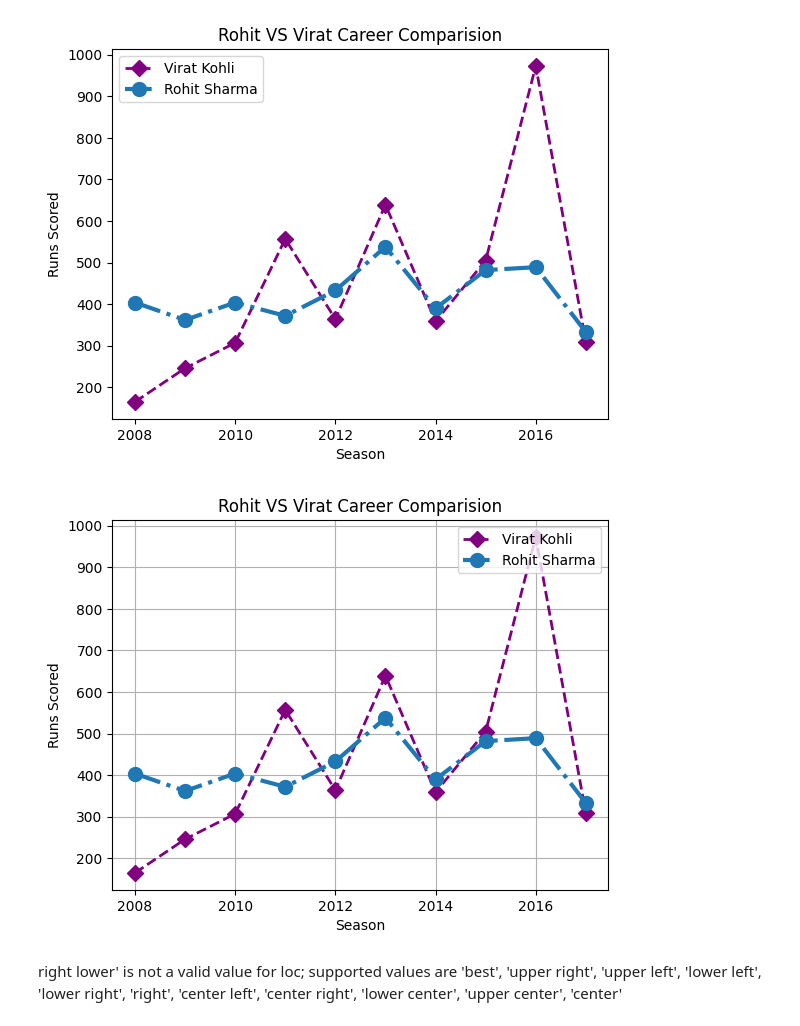
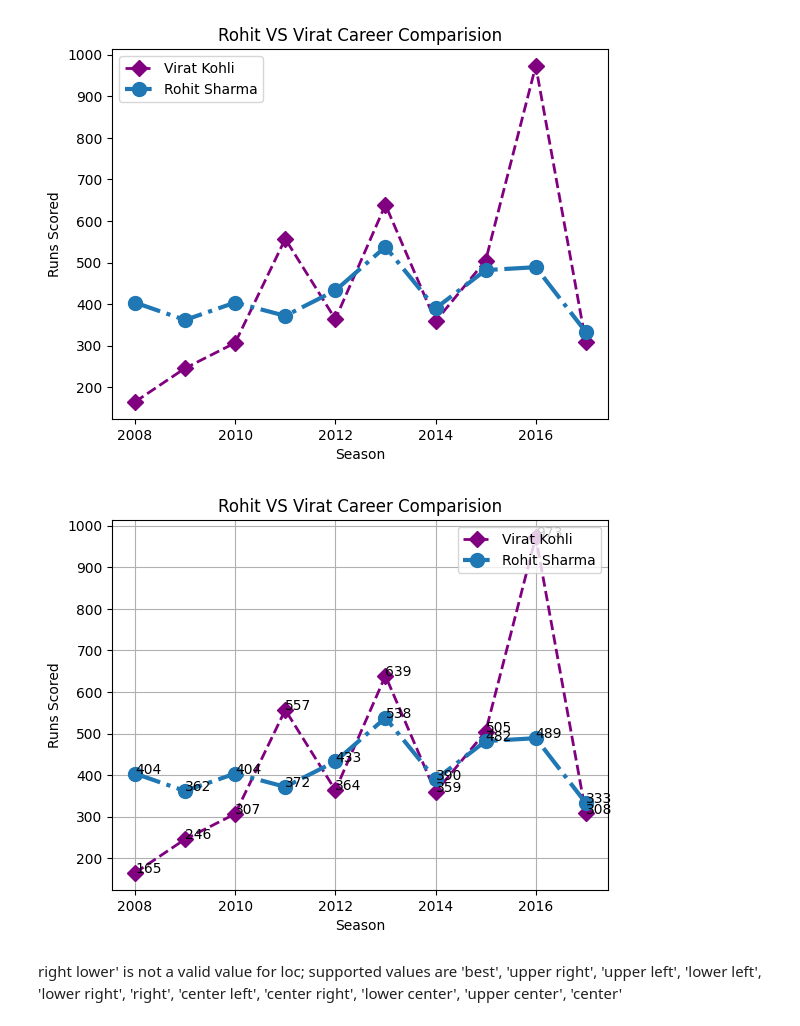
Before and after one commit to dipakdesai1999/IPL-Dashboard---Powerbi, a Jupyter notebook: Matplotlib/Practice/Matplotlib .ipynb, the cells around one changed output. Cells and saved outputs as stored; diff of their text form; code cells hidden in the pictures.

```diff
--- a/Matplotlib/Practice/Matplotlib .ipynb
+++ b/Matplotlib/Practice/Matplotlib .ipynb
@@ -60,13 +59,18 @@ plt.show()
 # %%
 plt.plot(batsman['index'],batsman['V Kohli'],label='Virat Kohli',marker='D',markersize=8,linestyle='dashed',linewidth=2,color='purple')
 plt.plot(batsman['index'],batsman['RG Sharma'],label='Rohit Sharma',marker='o',markersize=10,linestyle='dashdot',linewidth=3)
 plt.title("Rohit VS Virat Career Comparision")
 plt.xlabel('Season')
 plt.ylabel("Runs Scored")
 plt.legend(loc='upper right')
+
+for i in range (batsman.shape[0]):
+    plt.text(batsman['index'].values[i],batsman['V Kohli'].values[i],batsman['V Kohli'].values[i])
+    plt.text(batsman['index'].values[i],batsman['RG Sharma'].values[i],batsman['RG Sharma'].values[i])
 plt.grid()
+plt.tex
 # %% [output]
-[figure, old version]
+[figure, new version]
 # %% [markdown]
 right lower' is not a valid value for loc; supported values are 'best', 'upper right', 'upper left', 'lower left', 'lower right', 'right', 'center left', 'center right', 'lower center', 'upper center', 'center'
 # %% [markdown]
```
Also changed, not shown: parts of 3 cells of this notebook, 40 other files.
